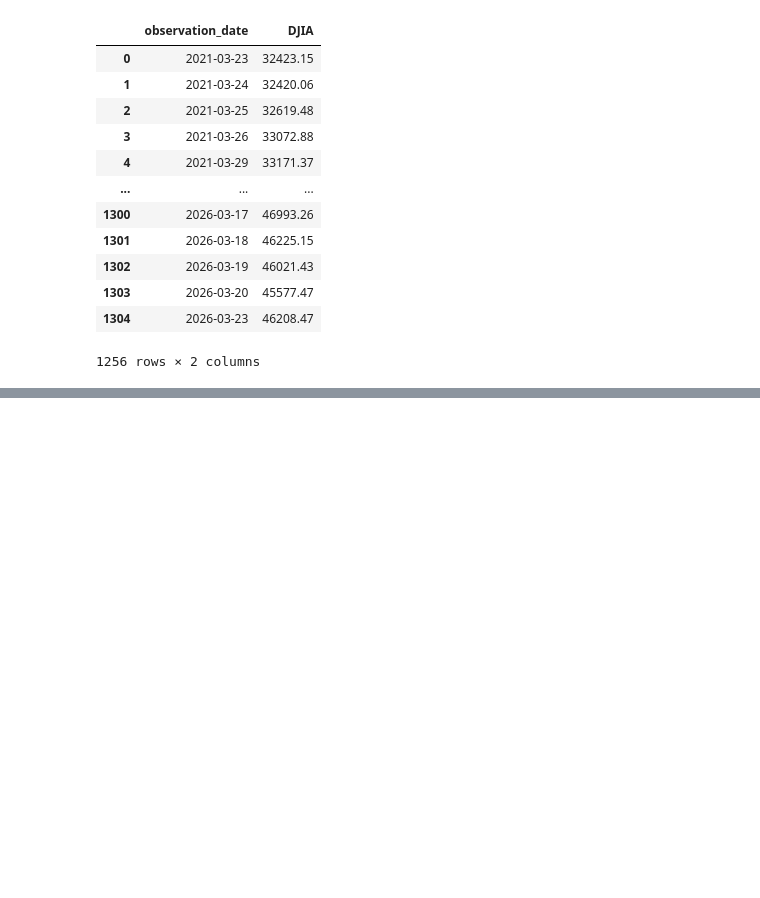
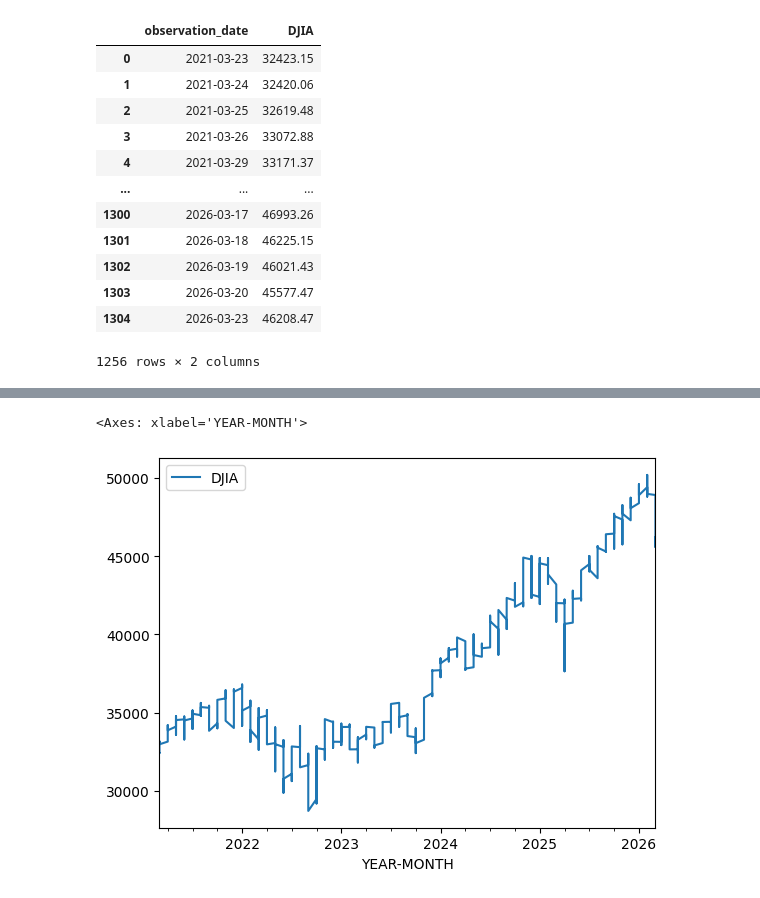
Before and after one commit to carlos1soler/data_analysis, a Jupyter notebook: DowJonesAnalysis.ipynb, the cells around one changed output, grey strips where cells are left out. Cells and saved outputs as stored; diff of their text form; code cells hidden in the pictures; blank space fills up the shorter version.

```diff
--- a/DowJonesAnalysis.ipynb
+++ b/DowJonesAnalysis.ipynb
@@ -73,3 +87,6 @@ df
 | 1303 | 2026-03-20 | 45577.47 |
 | 1304 | 2026-03-23 | 46208.47 |
 1256 rows × 2 columns
+# %%
+df['S&P'] = df['DJIA']/10
+df
@@ -75,0 +145,4 @@ df
+# %%
+#since observtion_date is unique i want to set it as my index
+
+df.set_index('observation_date')
@@ -75,0 +166,4 @@ df
+# %%
+df['observation_date'] = pd.to_datetime(df['observation_date'])
+df.dtypes
+df
@@ -75,0 +189,3 @@ df
+# %%
+df['YEAR-MONTH'] = df['observation_date'].dt.to_period('M')
+df
@@ -75,0 +211,5 @@ df
+# %%
+df.plot(x= 'YEAR-MONTH', y = 'DJIA')
+# %% [output]
+<Axes: xlabel='YEAR-MONTH'>
+[figure, added]
```
Also changed, not shown: parts of 14 cells of this notebook.
